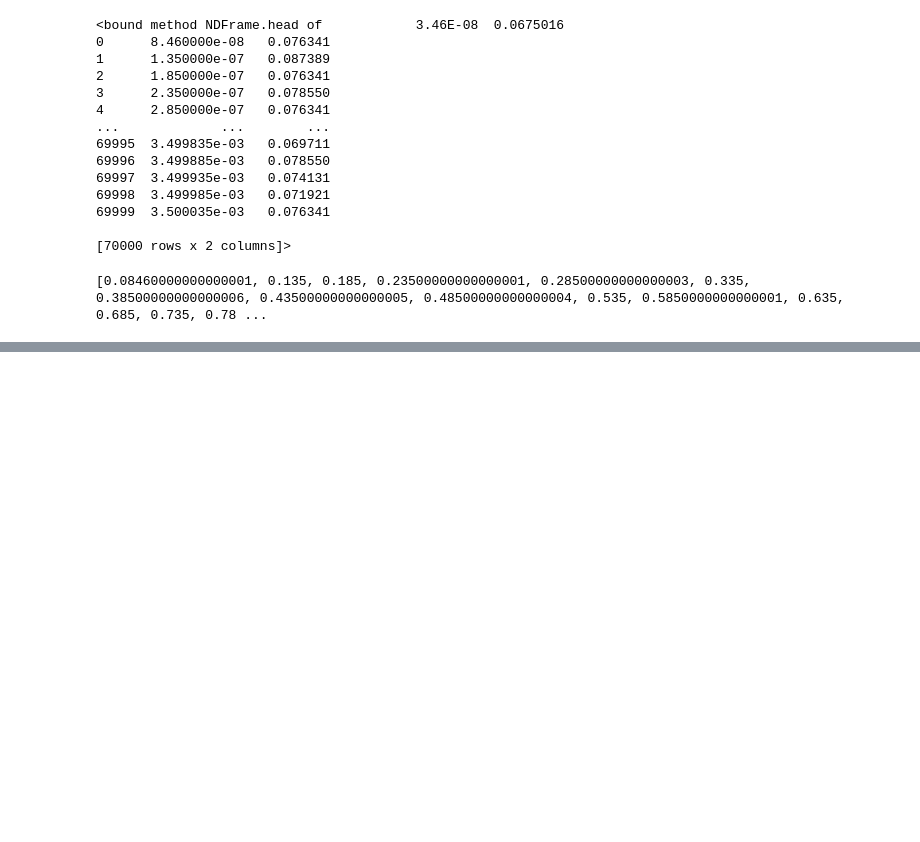
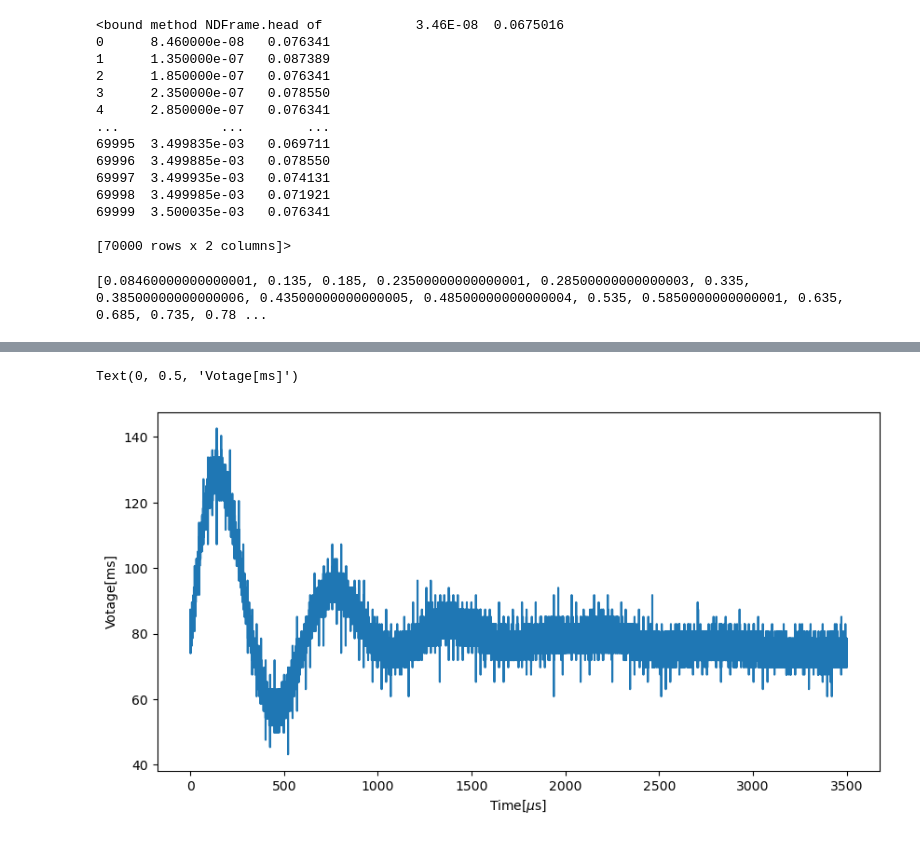
Before and after one commit to JiPang22/oscilloscope, a Jupyter notebook: aa.ipynb, the cells around one changed output, grey strips where cells are left out. Cells and saved outputs as stored; diff of their text form; code cells hidden in the pictures; blank space fills up the shorter version.

Commit message:
add plot

```diff
--- a/aa.ipynb
+++ b/aa.ipynb
@@ -33,0 +36,9 @@ print(voltage_list)
+# %%
+import matplotlib.pyplot as plt
+plt.figure(figsize=(10,5))
+plt.plot(time_list,voltage_list)
+plt.xlabel(r'Time[$\mu$s]')
+plt.ylabel(r'Votage[ms]')
+# %% [output]
+Text(0, 0.5, 'Votage[ms]')
+[figure, added]
```
Also changed, not shown: parts of 3 cells of this notebook.
